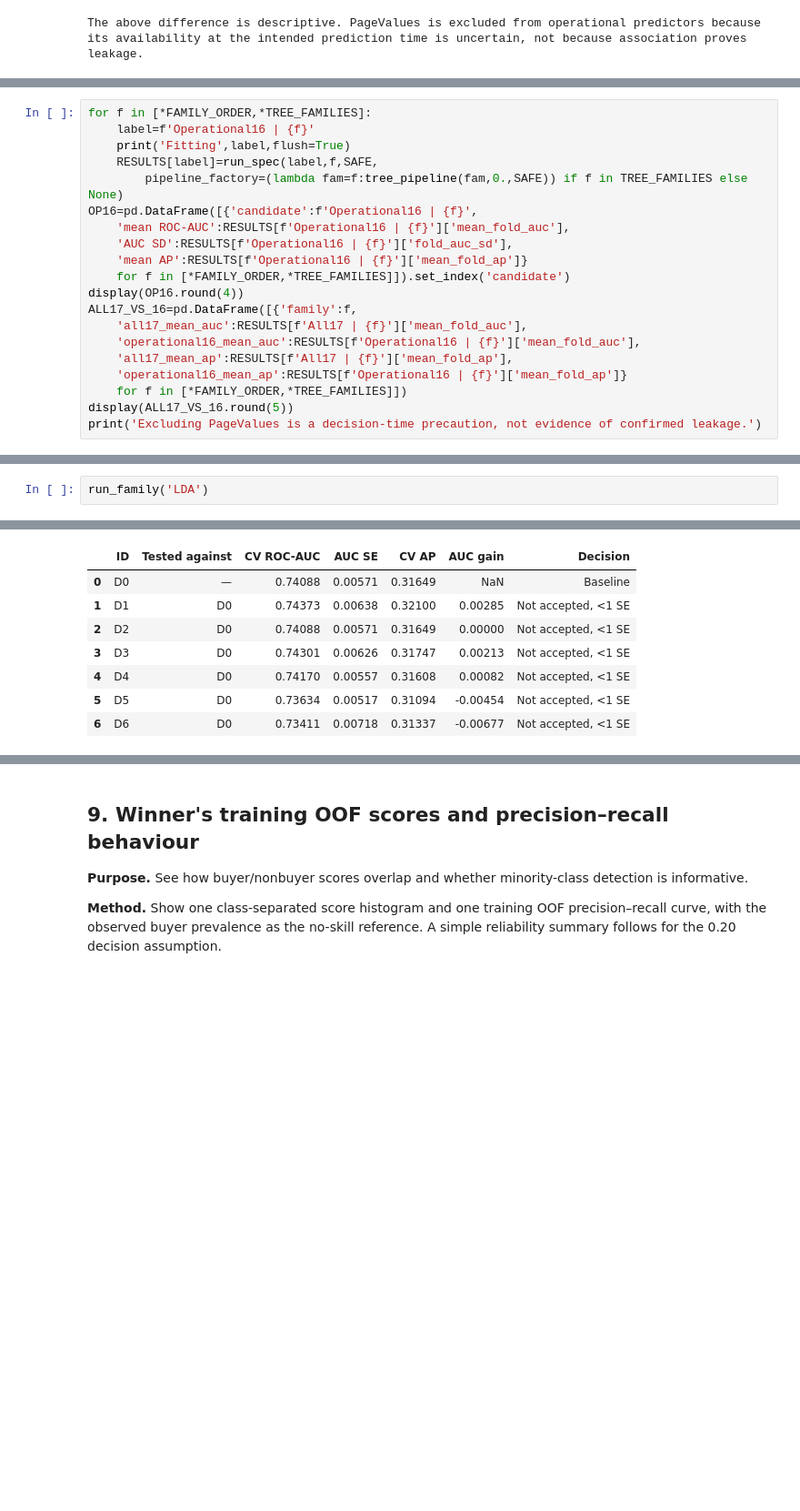
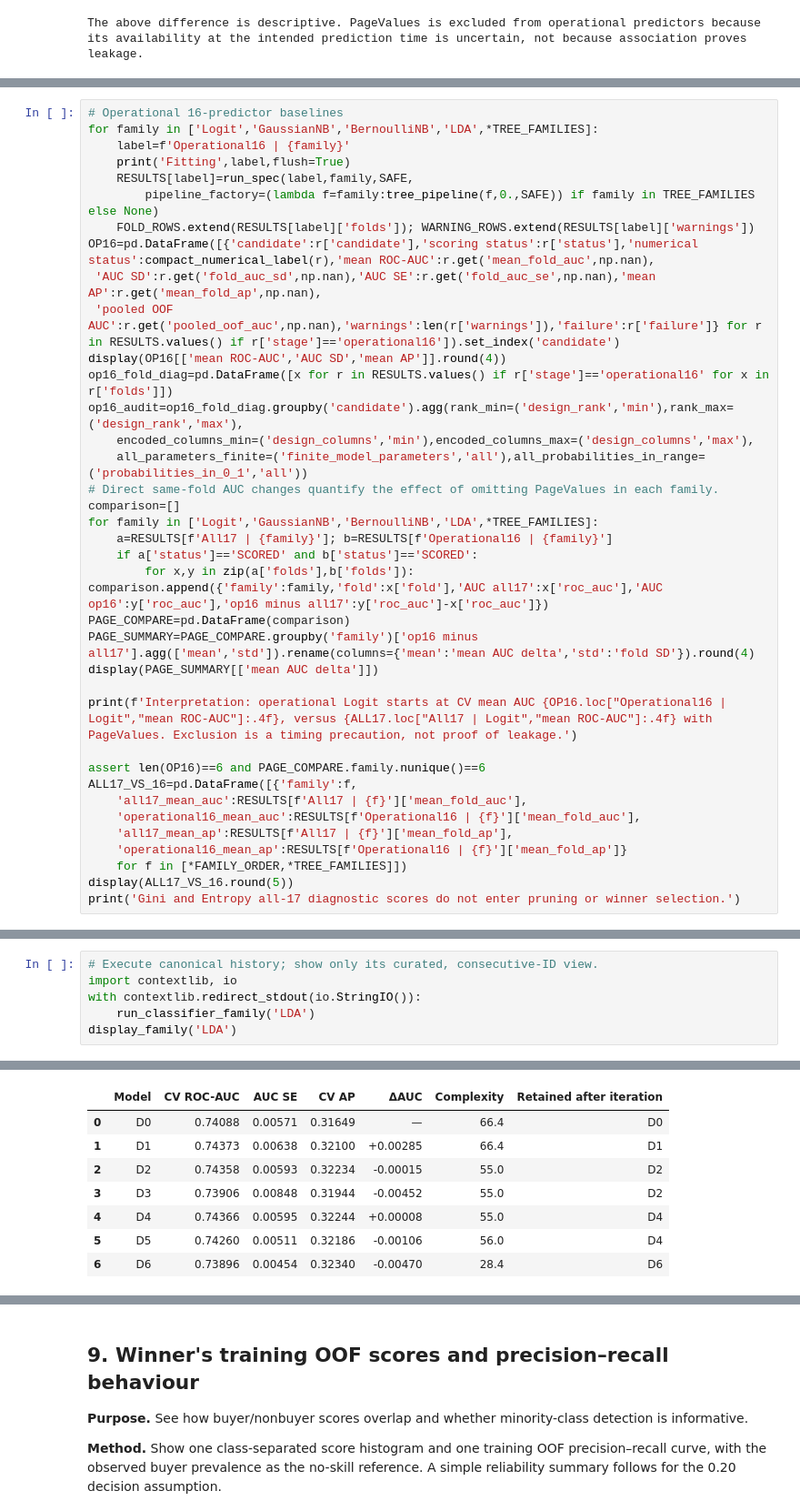
Before and after one commit to chloeng1904-svg/Statistical-Learning, a Jupyter notebook: online_shoppers_analysis.ipynb, the cells around one changed output, grey strips where cells are left out. Shown at 91% size. Drawn from its saved outputs; the diff is of its cells as text; blank space fills up the shorter version.

```diff
--- a/online_shoppers_analysis.ipynb
+++ b/online_shoppers_analysis.ipynb
@@ -871,15 +1031,32 @@ The above difference is descriptive. PageValues is excluded from operational pre
 # %%
-for f in [*FAMILY_ORDER,*TREE_FAMILIES]:
-    label=f'Operational16 | {f}'
+# Operational 16-predictor baselines
+for family in ['Logit','GaussianNB','BernoulliNB','LDA',*TREE_FAMILIES]:
+    label=f'Operational16 | {family}'
     print('Fitting',label,flush=True)
-    RESULTS[label]=run_spec(label,f,SAFE,
-        pipeline_factory=(lambda fam=f:tree_pipeline(fam,0.,SAFE)) if f in TREE_FAMILIES else None)
-OP16=pd.DataFrame([{'candidate':f'Operational16 | {f}',
-    'mean ROC-AUC':RESULTS[f'Operational16 | {f}']['mean_fold_auc'],
-    'AUC SD':RESULTS[f'Operational16 | {f}']['fold_auc_sd'],
-    'mean AP':RESULTS[f'Operational16 | {f}']['mean_fold_ap']}
-    for f in [*FAMILY_ORDER,*TREE_FAMILIES]]).set_index('candidate')
-display(OP16.round(4))
+    RESULTS[label]=run_spec(label,family,SAFE,
+        pipeline_factory=(lambda f=family:tree_pipeline(f,0.,SAFE)) if family in TREE_FAMILIES else None)
+    FOLD_ROWS.extend(RESULTS[label]['folds']); WARNING_ROWS.extend(RESULTS[label]['warnings'])
+OP16=pd.DataFrame([{'candidate':r['candidate'],'scoring status':r['status'],'numerical status':compact_numerical_label(r),'mean ROC-AUC':r.get('mean_fold_auc',np.nan),
+ 'AUC SD':r.get('fold_auc_sd',np.nan),'AUC SE':r.get('fold_auc_se',np.nan),'mean AP':r.get('mean_fold_ap',np.nan),
+ 'pooled OOF AUC':r.get('pooled_oof_auc',np.nan),'warnings':len(r['warnings']),'failure':r['failure']} for r in RESULTS.values() if r['stage']=='operational16']).set_index('candidate')
+display(OP16[['mean ROC-AUC','AUC SD','mean AP']].round(4))
+op16_fold_diag=pd.DataFrame([x for r in RESULTS.values() if r['stage']=='operational16' for x in r['folds']])
+op16_audit=op16_fold_diag.groupby('candidate').agg(rank_min=('design_rank','min'),rank_max=('design_rank','max'),
+    encoded_columns_min=('design_columns','min'),encoded_columns_max=('design_columns','max'),
+    all_parameters_finite=('finite_model_parameters','all'),all_probabilities_in_range=('probabilities_in_0_1','all'))
+# Direct same-fold AUC changes quantify the effect of omitting PageValues in each family.
+comparison=[]
+for family in ['Logit','GaussianNB','BernoulliNB','LDA',*TREE_FAMILIES]:
+    a=RESULTS[f'All17 | {family}']; b=RESULTS[f'Operational16 | {family}']
+    if a['status']=='SCORED' and b['status']=='SCORED':
+        for x,y in zip(a['folds'],b['folds']): comparison.append({'family':family,'fold':x['fold'],'AUC all17':x['roc_auc'],'AUC op16':y['roc_auc'],'op16 minus all17':y['roc_auc']-x['roc_auc']})
+PAGE_COMPARE=pd.DataFrame(comparison)
+PAGE_SUMMARY=PAGE_COMPARE.groupby('family')['op16 minus all17'].agg(['mean','std']).rename(columns={'mean':'mean AUC delta','std':'fold SD'}).round(4)
+display(PAGE_SUMMARY[['mean AUC delta']])
+
+print(f'Interpretation: operational Logit starts at CV mean AUC {OP16.loc["Operational16 | Logit","mean ROC-AUC"]:.4f}, versus {ALL17.loc["All17 | Logit","mean ROC-AUC"]:.4f} with PageValues. Exclusion is a timing precaution, not proof of leakage.')
+
+assert len(OP16)==6 and PAGE_COMPARE.family.nunique()==6
 ALL17_VS_16=pd.DataFrame([{'family':f,
     'all17_mean_auc':RESULTS[f'All17 | {f}']['mean_fold_auc'],
     'operational16_mean_auc':RESULTS[f'Operational16 | {f}']['mean_fold_auc'],
@@ -887,6 +1064,6 @@ ALL17_VS_16=pd.DataFrame([{'family':f,
     'operational16_mean_ap':RESULTS[f'Operational16 | {f}']['mean_fold_ap']}
     for f in [*FAMILY_ORDER,*TREE_FAMILIES]])
 display(ALL17_VS_16.round(5))
-print('Excluding PageValues is a decision-time precaution, not evidence of confirmed leakage.')
+print('Gini and Entropy all-17 diagnostic scores do not enter pruning or winner selection.')
 # %% [output]
 Fitting Operational16 | Logit
@@ -1015,3 +1509,7 @@ D0 is the **baseline**. Distributional transformations, covariance shrinkage and
 # %%
-run_family('LDA')
+# Execute canonical history; show only its curated, consecutive-ID view.
+import contextlib, io
+with contextlib.redirect_stdout(io.StringIO()):
+    run_classifier_family('LDA')
+display_family('LDA')
 # %% [output]
@@ -1024,8 +1516,8 @@ Testing D6 | LDA
-|  | ID | Tested against | CV ROC-AUC | AUC SE | CV AP | AUC gain | Decision |
-| 0 | D0 | — | 0.74088 | 0.00571 | 0.31649 | NaN | Baseline |
-| 1 | D1 | D0 | 0.74373 | 0.00638 | 0.32100 | 0.00285 | Not accepted, <1 SE |
-| 2 | D2 | D0 | 0.74088 | 0.00571 | 0.31649 | 0.00000 | Not accepted, <1 SE |
-| 3 | D3 | D0 | 0.74301 | 0.00626 | 0.31747 | 0.00213 | Not accepted, <1 SE |
-| 4 | D4 | D0 | 0.74170 | 0.00557 | 0.31608 | 0.00082 | Not accepted, <1 SE |
-| 5 | D5 | D0 | 0.73634 | 0.00517 | 0.31094 | -0.00454 | Not accepted, <1 SE |
-| 6 | D6 | D0 | 0.73411 | 0.00718 | 0.31337 | -0.00677 | Not accepted, <1 SE |
+|  | Model | CV ROC-AUC | AUC SE | CV AP | ΔAUC | Complexity | Retained after iteration |
+| 0 | D0 | 0.74088 | 0.00571 | 0.31649 | — | 66.4 | D0 |
+| 1 | D1 | 0.74373 | 0.00638 | 0.32100 | +0.00285 | 66.4 | D1 |
+| 2 | D2 | 0.74358 | 0.00593 | 0.32234 | -0.00015 | 55.0 | D2 |
+| 3 | D3 | 0.73906 | 0.00848 | 0.31944 | -0.00452 | 55.0 | D2 |
+| 4 | D4 | 0.74366 | 0.00595 | 0.32244 | +0.00008 | 55.0 | D4 |
+| 5 | D5 | 0.74260 | 0.00511 | 0.32186 | -0.00106 | 56.0 | D4 |
+| 6 | D6 | 0.73896 | 0.00454 | 0.32340 | -0.00470 | 28.4 | D6 |
```
Also changed, not shown: parts of 50 cells of this notebook.
